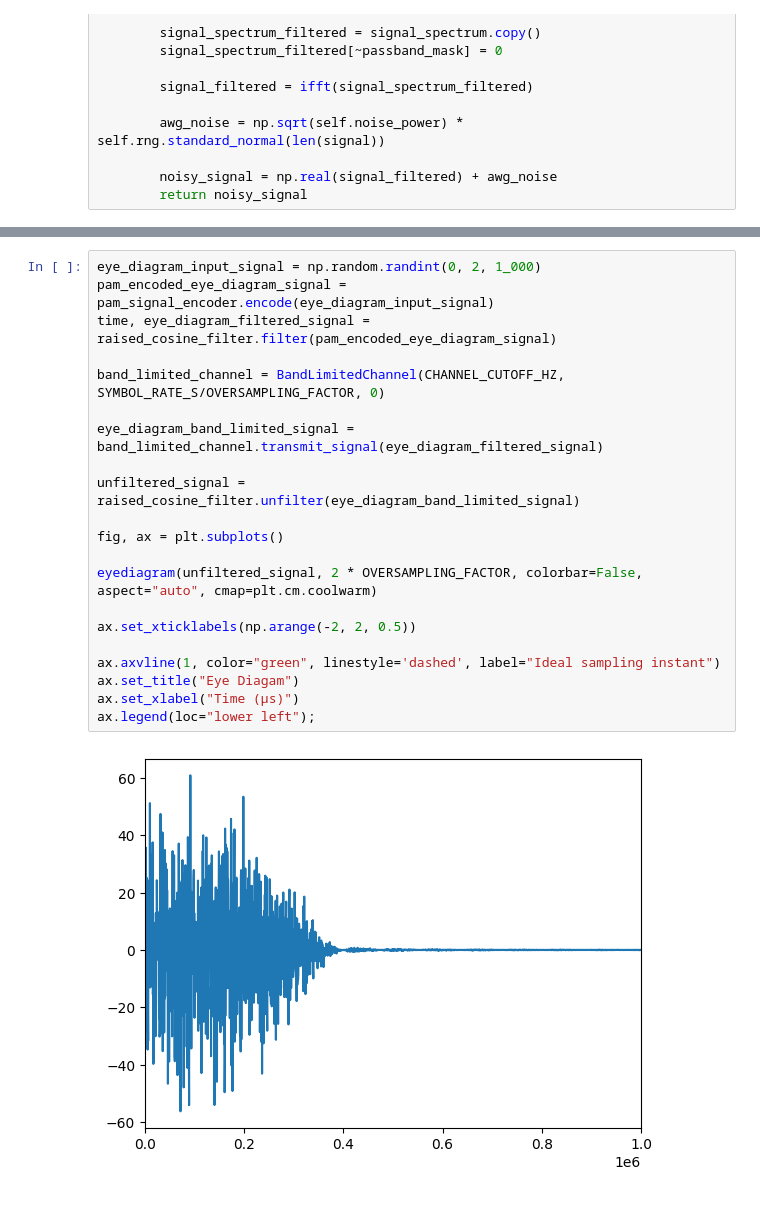
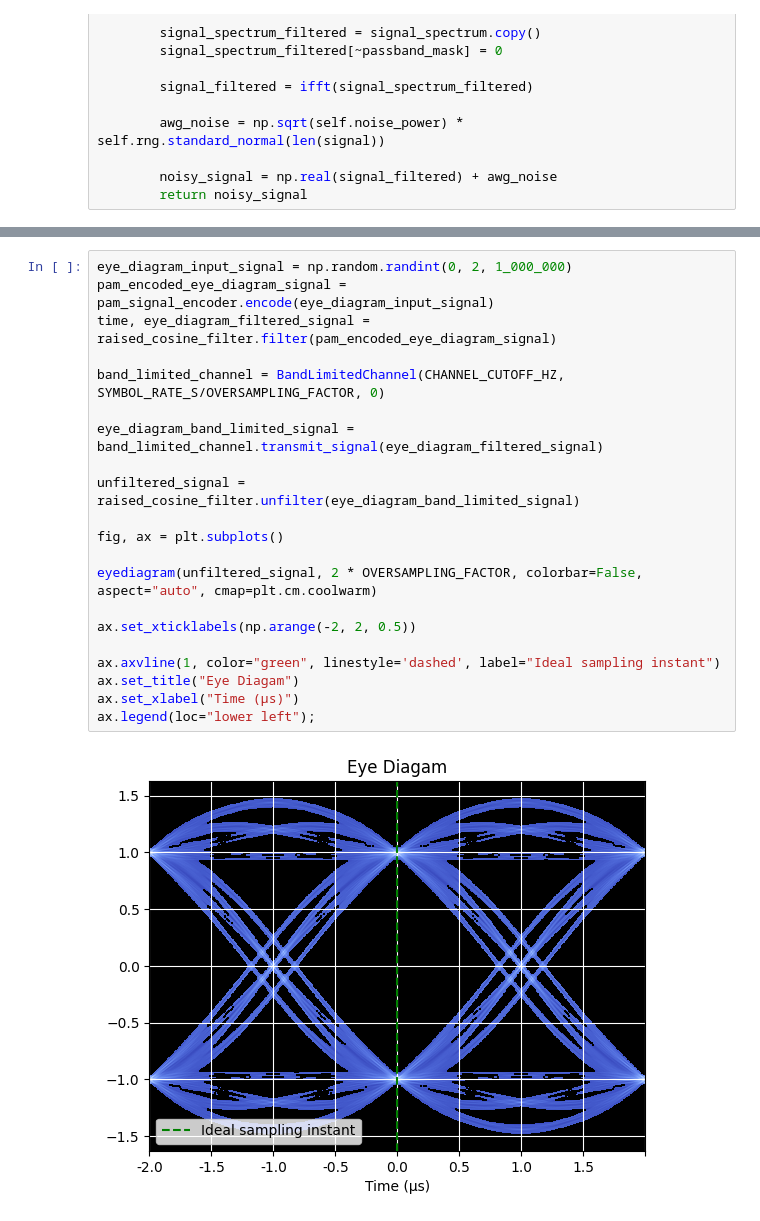
Before and after one commit to llamington/ENEL422-Lab, a Jupyter notebook: ENEL422_Lab.ipynb, the cells around one changed output, grey strips where cells are left out. Cells and saved outputs as stored; diff of their text form.

```diff
--- a/ENEL422_Lab.ipynb
+++ b/ENEL422_Lab.ipynb
@@ -223,23 +221,23 @@ ax.legend();
 # %%
-eye_diagram_input_signal = np.random.randint(0, 2, 1_000)
+eye_diagram_input_signal = np.random.randint(0, 2, 1_000_000)
 pam_encoded_eye_diagram_signal = pam_signal_encoder.encode(eye_diagram_input_signal)
 time, eye_diagram_filtered_signal = raised_cosine_filter.filter(pam_encoded_eye_diagram_signal)
 
 band_limited_channel = BandLimitedChannel(CHANNEL_CUTOFF_HZ, SYMBOL_RATE_S/OVERSAMPLING_FACTOR, 0)
 
 eye_diagram_band_limited_signal = band_limited_channel.transmit_signal(eye_diagram_filtered_signal)
 
 unfiltered_signal = raised_cosine_filter.unfilter(eye_diagram_band_limited_signal)
 
 fig, ax = plt.subplots()
 
 eyediagram(unfiltered_signal, 2 * OVERSAMPLING_FACTOR, colorbar=False, aspect="auto", cmap=plt.cm.coolwarm)
 
 ax.set_xticklabels(np.arange(-2, 2, 0.5))
 
 ax.axvline(1, color="green", linestyle='dashed', label="Ideal sampling instant")
 ax.set_title("Eye Diagam")
 ax.set_xlabel("Time (μs)")
 ax.legend(loc="lower left");
 # %% [output]
-[figure, old version]
+[figure, new version]
```
Also changed, not shown: parts of 8 cells of this notebook.
